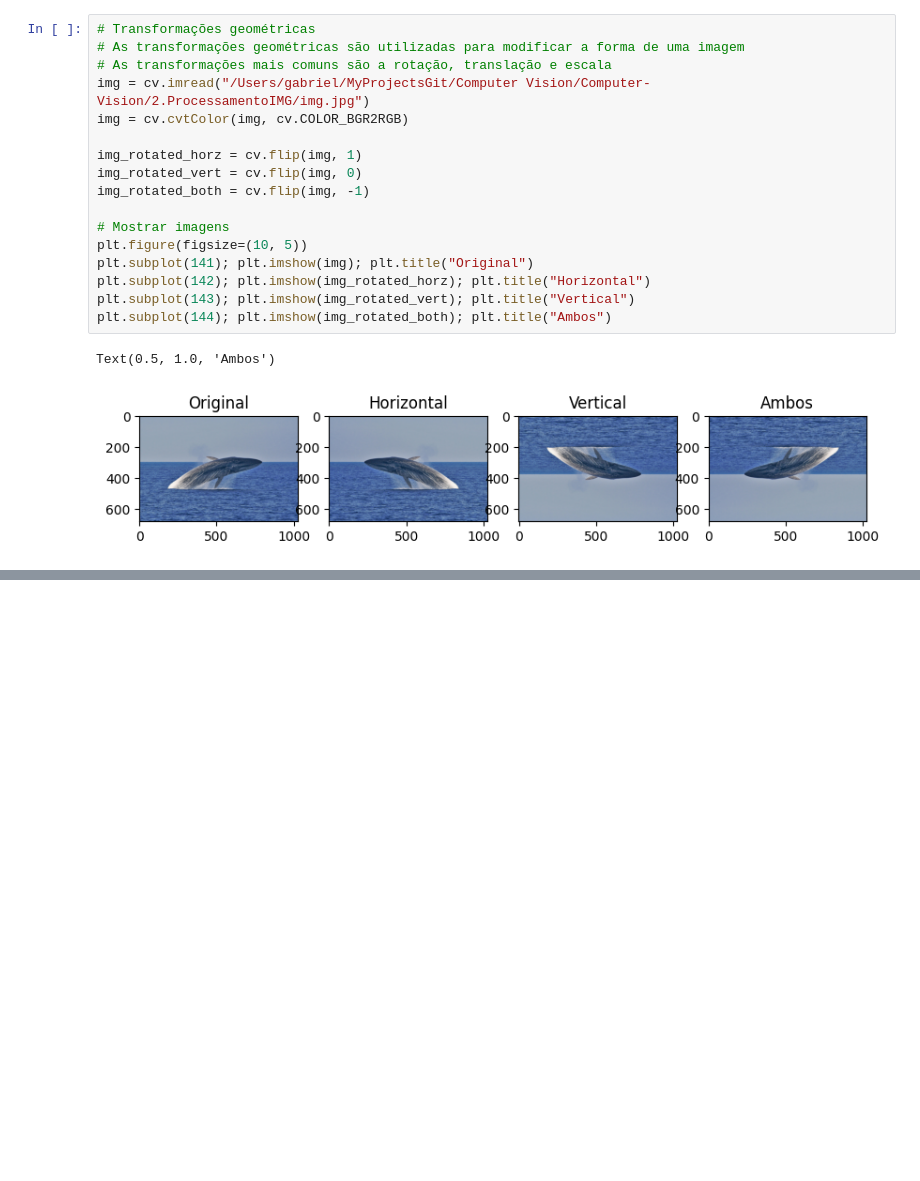
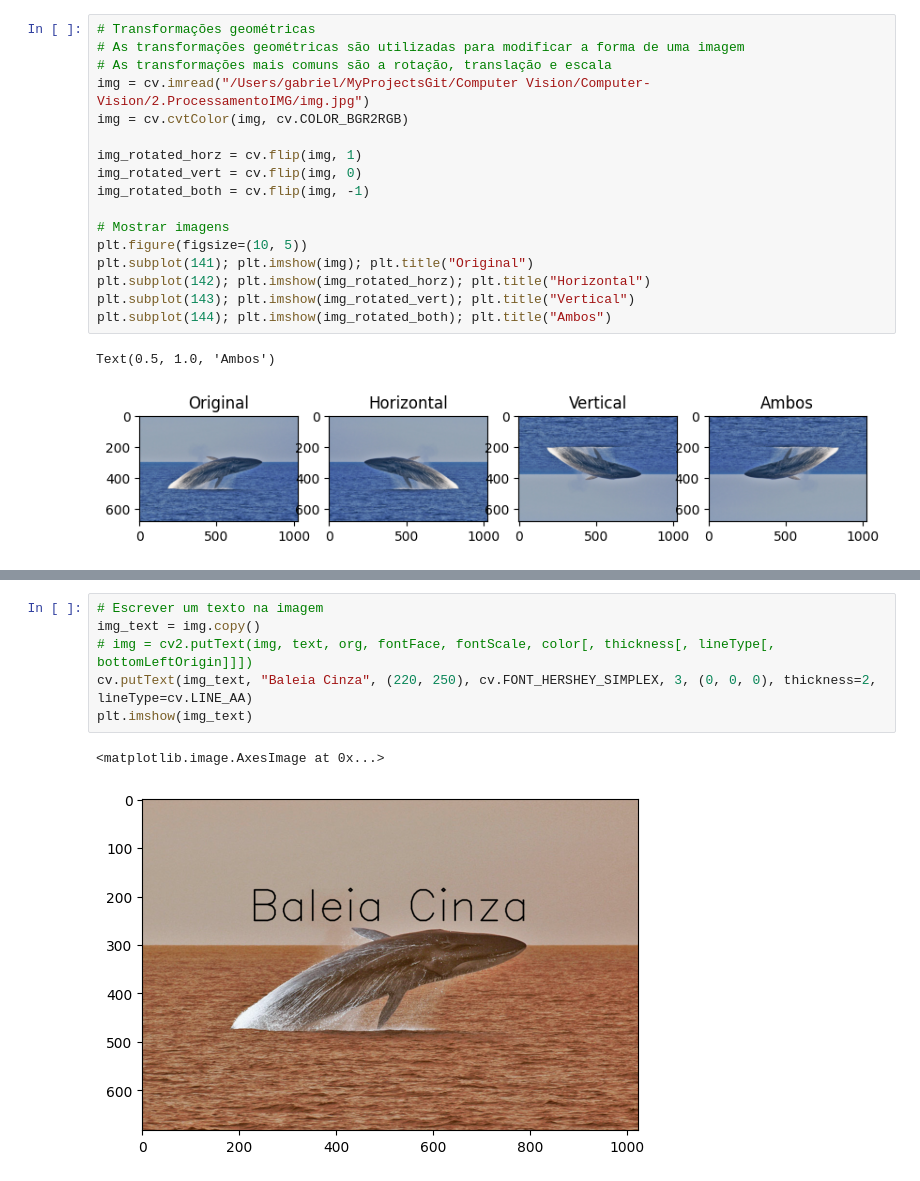
Before and after one commit to valeragabriel/Computer-Vision, a Jupyter notebook: 2.ProcessamentoIMG/OpenCV.ipynb, the cells around one changed output, grey strips where cells are left out. Saved outputs shown, nothing was run; the diff lists cells and outputs as text; blank space fills up the shorter version.

```diff
--- a/2.ProcessamentoIMG/OpenCV.ipynb
+++ b/2.ProcessamentoIMG/OpenCV.ipynb
@@ -125,0 +160,9 @@ Text(0.5, 1.0, 'Ambos')
+# %%
+# Escrever um texto na imagem
+img_text = img.copy()
+# img = cv2.putText(img, text, org, fontFace, fontScale, color[, thickness[, lineType[, bottomLeftOrigin]]])
+cv.putText(img_text, "Baleia Cinza", (220, 250), cv.FONT_HERSHEY_SIMPLEX, 3, (0, 0, 0), thickness=2, lineType=cv.LINE_AA)
+plt.imshow(img_text)
+# %% [output]
+<matplotlib.image.AxesImage at 0x...>
+[figure, added]
```
Also changed, not shown: parts of 3 cells of this notebook.
